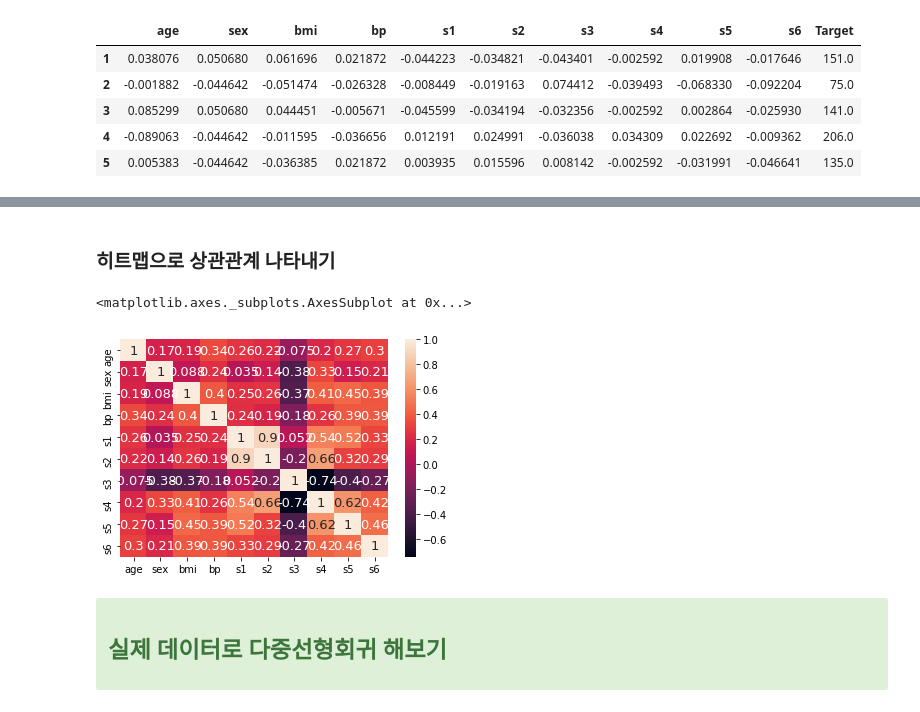
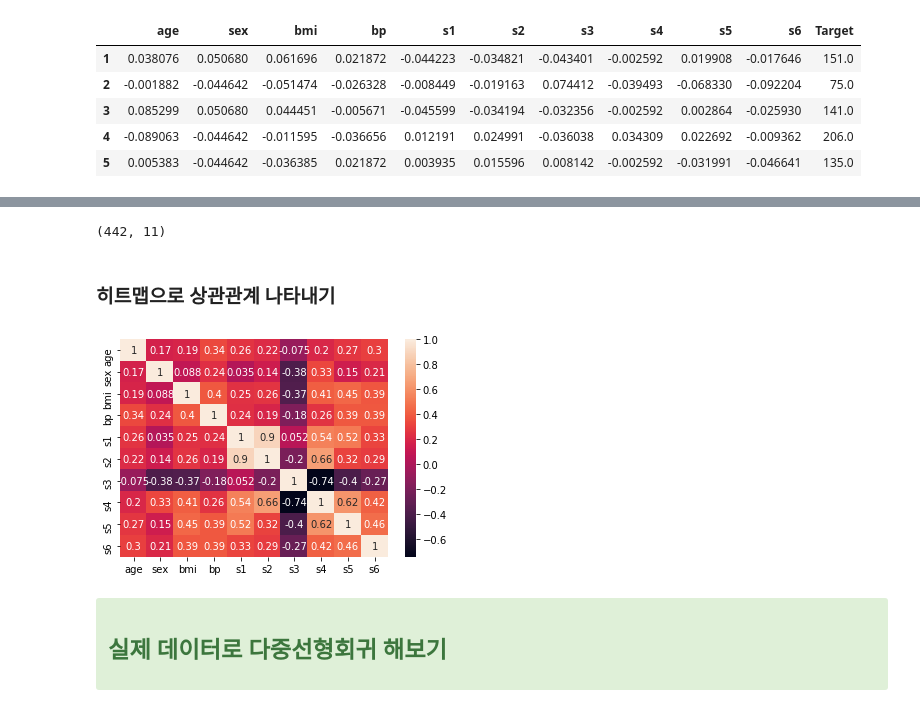
Before and after one commit to hoesungryu/blockchain-devML-course, a Jupyter notebook: code/Day03/Day03_07 Multi_linear_regression with diabetes(ex).ipynb, the cells around one changed output, grey strips where cells are left out. Saved outputs shown, nothing was run; the diff lists cells and outputs as text; code cells hidden in the pictures.

```diff
--- a/code/Day03/Day03_07 Multi_linear_regression with diabetes(ex).ipynb
+++ b/code/Day03/Day03_07 Multi_linear_regression with diabetes(ex).ipynb
@@ -43,17 +36,23 @@ import seaborn as sns
+# %%
+diabetes_df.shape
+# %% [output]
+(442, 11)
 # %% [markdown]
 ### 히트맵으로 상관관계 나타내기
 # %%
+import seaborn as sns
+import matplotlib.pyplot as plt
 # 변수들 간의 상관 계수를 구한다
 ccol = ['age', 'sex', 'bmi', 'bp', 's1', 's2', 's3', 's4', 's5', 's6']
 corrs = diabetes_df[ccol].corr()
 
 # 상관 계수 값에 대한 히트맵을 그린다
 # 매개변수 annot은 맵상에 값을 표시할 것인지의 여부를 지정한다
 # 매개변수 annot_kws는 표시되는 값에 대한 추가 옵션이다.
-sns.heatmap(corrs,annot=True,annot_kws={'size':13})
+sns.heatmap(corrs,annot=True,annot_kws={'size':10})
+plt.show()
 # %% [output]
-<matplotlib.axes._subplots.AxesSubplot at 0x...>
-[figure, old version]
+[figure, new version]
 # %% [markdown]
 <div class="alert alert-success" data-title="">
   <h2><i class="fa fa-tasks" aria-hidden="true"></i> 실제 데이터로 다중선형회귀 해보기
```
Also changed, not shown: parts of 11 cells of this notebook, 38 other files.
